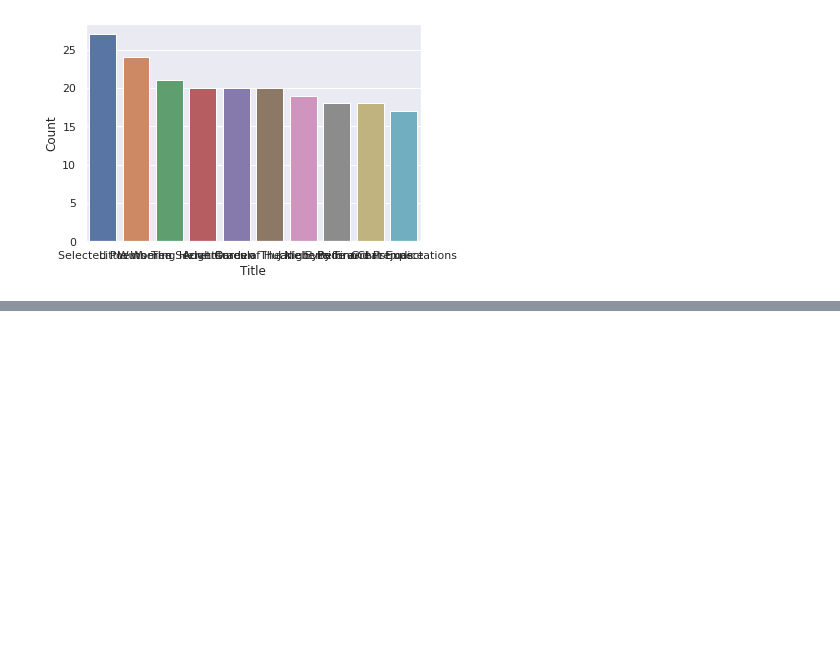
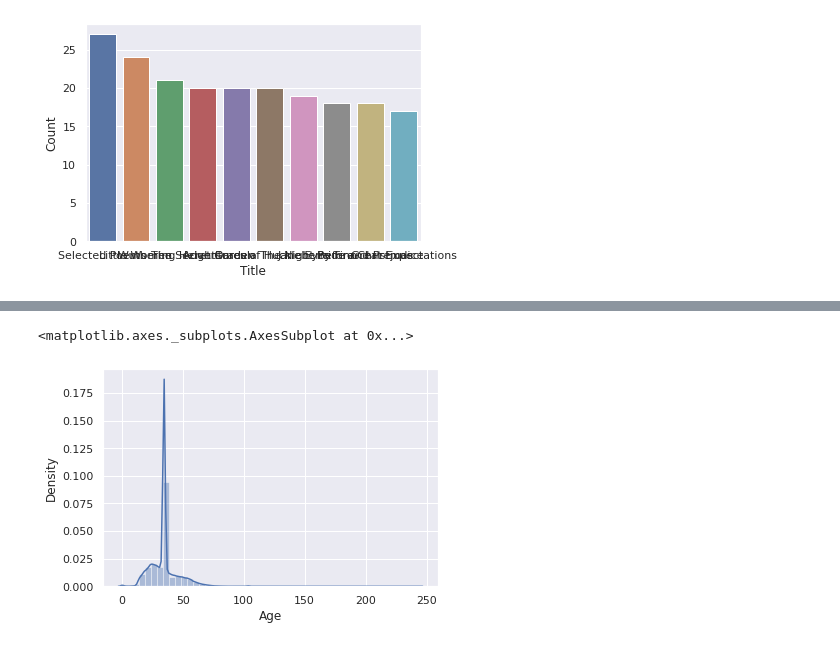
Before and after one commit to rsonar821/Unsupervised-Learning-Capstone-Project, a Jupyter notebook: Book_Recommender_System.ipynb, the cells around one changed output, grey strips where cells are left out. Drawn from its saved outputs; the diff is of its cells as text; code cells hidden in the pictures; blank space fills up the shorter version.

```diff
--- a/Book_Recommender_System.ipynb
+++ b/Book_Recommender_System.ipynb
@@ -154,0 +271,5 @@ sns.barplot(x = 'Title', y = 'Count', data = top_titles)
+# %%
+sns.distplot(users_df['Age'])
+# %% [output]
+<matplotlib.axes._subplots.AxesSubplot at 0x...>
+[figure, added]
```
Also changed, not shown: parts of 18 cells of this notebook.
